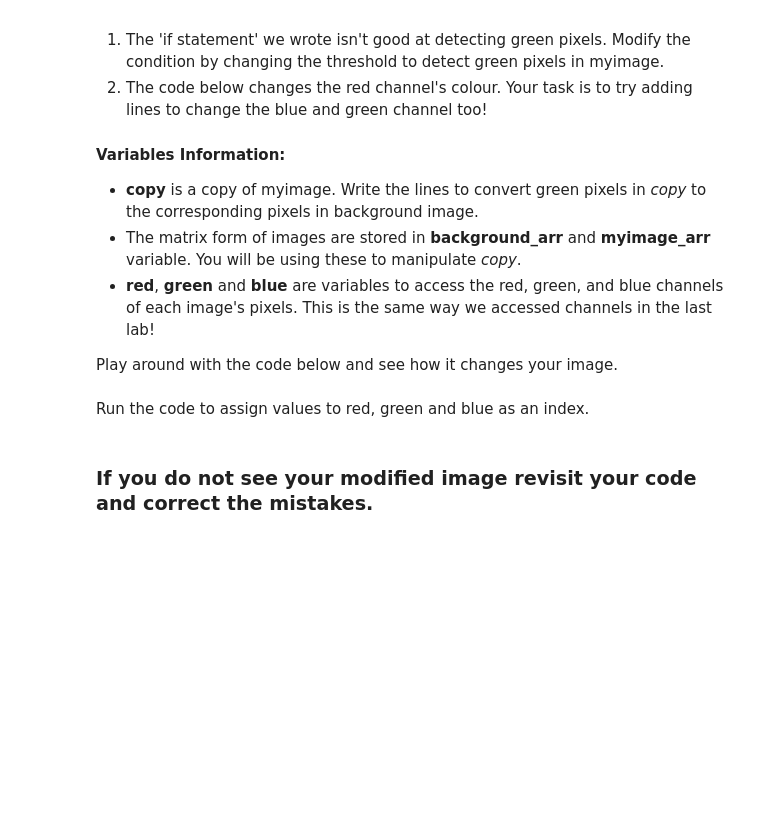
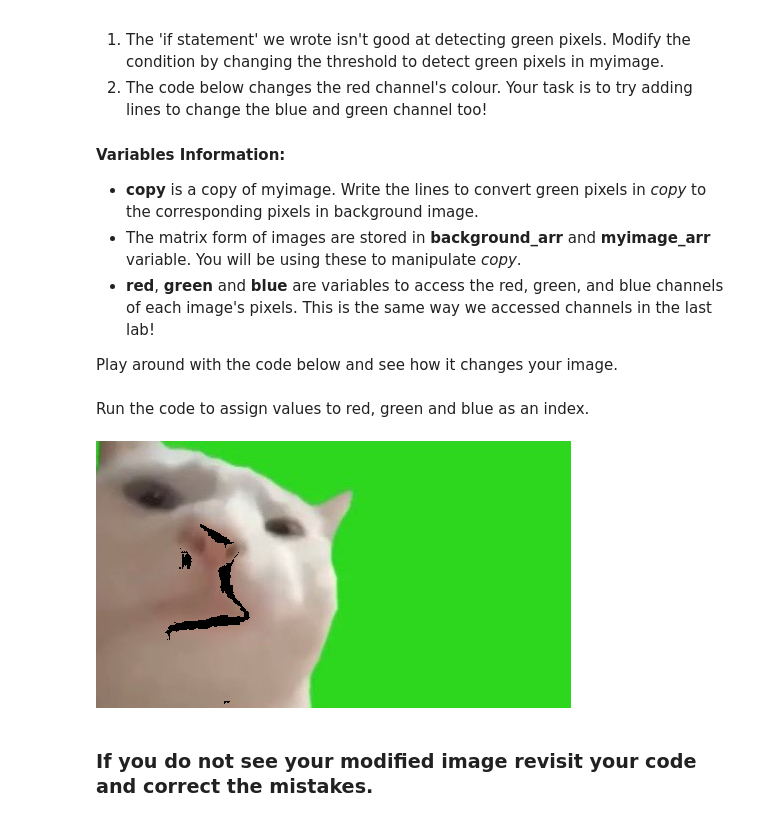
Before and after one commit to Uni-High-Fall-21-Computer-Programming/chromakey-sallym4, a Jupyter notebook: chromakey.ipynb, the cells around one changed output. Cells and saved outputs as stored; diff of their text form; code cells hidden in the pictures; blank space fills up the shorter version.

```diff
--- a/chromakey.ipynb
+++ b/chromakey.ipynb
@@ -74,8 +74,8 @@ SyntaxError: ignored
 Run the code to resize and display **myimage** and **background**
 # %%
 # pick width and height that works for your images
-width = 1600
-height = 900
+width = 475
+height = 267
 resized_myimage = myimage.resize((width, height), Image.ANTIALIAS)
 display(resized_myimage)
 resized_background = background.resize((width, height), Image.ANTIALIAS)
@@ -121,9 +121,9 @@ samples = [(x,y), (a,b), (c, d), (e, f), (g, h)]
 Note that the letters here are placeholders - in your code, each letter needs to be a number representing the pixel's location.
 # %%
 # add at least 5 coordinates of pixels (in the below list) that you think are green in your image
-samples = []
+samples = [(474, 266), (470, 266), (474, 263), (389, 250), (390, 265)]
 # An example samples array with pixels is shown below, fill in the array above according to your image
-# samples = [(0, 0), (50,50), (10, 10), (300, 300), (350, 200) ]
+# samples = [(0, 0), (50,50), (10, 10), (300, 300), (350, 200)]
 for i, j in samples:
   print (list(myimage_arr[j, i, :]))
 
@@ -148,18 +154,22 @@ Run the code to assign values to red, green and blue as an index.
 red, green, blue = 0, 1, 2
 # %%
 copy = numpy.copy(myimage_arr) #Make a copy, so we aren't changing the original image
-for j in range(width):
-  for i in range(height):
+for j in range(475):
+  for i in range(267):
     # Your task: Modify the threshold in if condition to extract all the green pixels.
     # NOTE: Your task is only to modify 1 code line below and change the numbers (threshold) for each
     # channel until you are satisfied with the result
     if myimage_arr[i, j, green] > 30 and myimage_arr[i, j, blue] < 120 and myimage_arr[i, j, red] > 160:
       copy[i, j] = [0, 0, 0] # initially make the pixel black (0, 0, 0)
       #copy[i, j, red] = background_arr[i, j, red]
       # Your task: write the lines for green and blue pixel values from background_arr
+    elif myimage_arr[i, j, red] > 30 and my_image_arr[i, j, blue] < 120 and my_image_arr[i, j, green] > 160:
+      copy [i, j]
 
 newimg = Image.fromarray(copy)
 display(newimg)
+# %% [output]
+[figure, added]
 # %% [markdown]
 ### If you do not see your modified image revisit your code and correct the mistakes.
 # %% [markdown]
```
Also changed, not shown: parts of 1 cell of this notebook.
